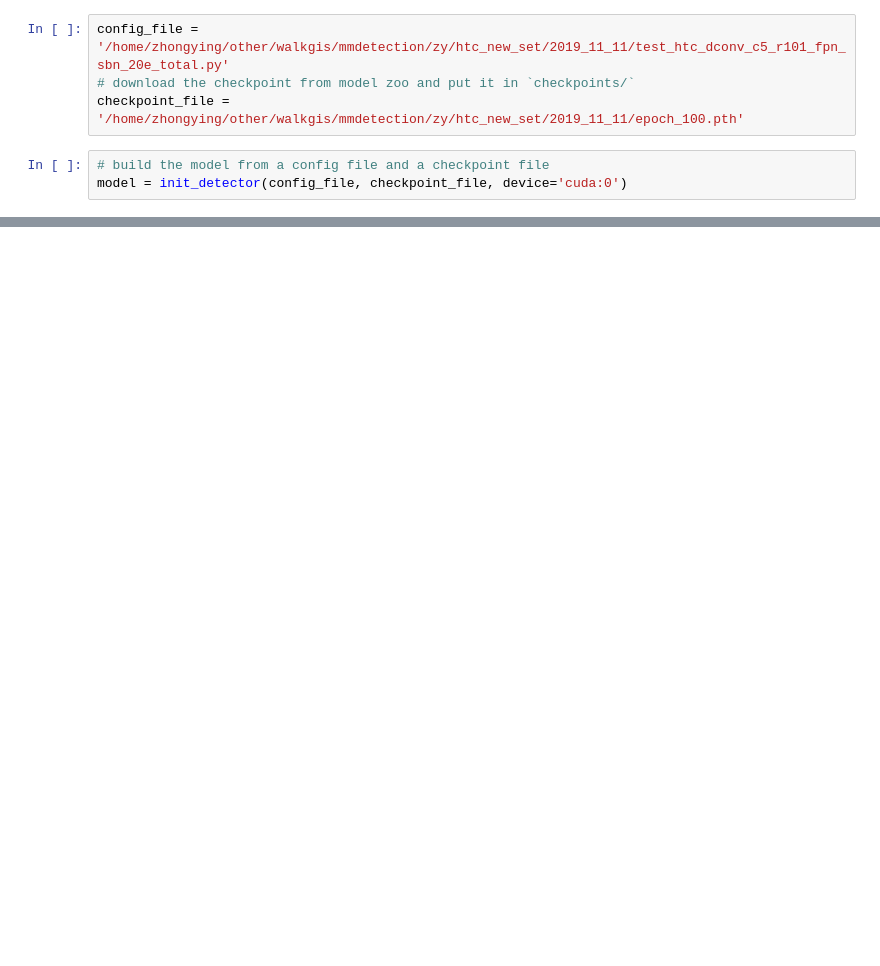
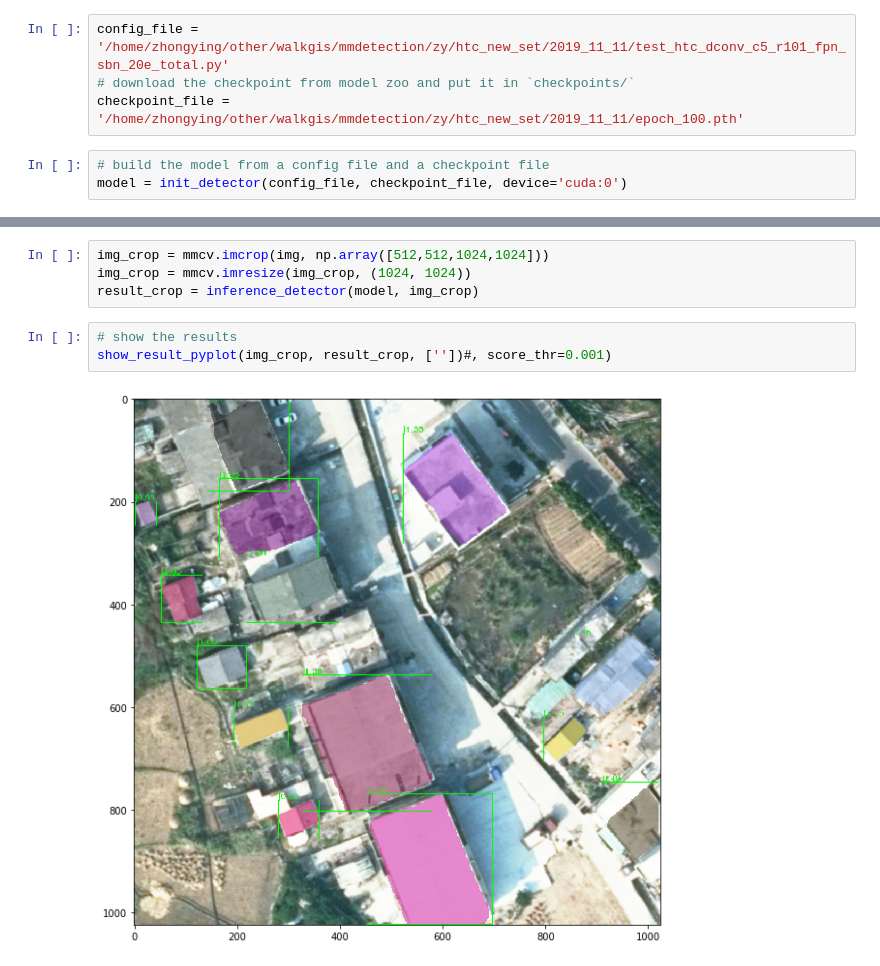
Before and after one commit to ZhongYingMatrix/mmdetection, a Jupyter notebook: demo/crop_aug.ipynb, the cells around one changed output, grey strips where cells are left out. Saved outputs shown, nothing was run; the diff lists cells and outputs as text; blank space fills up the shorter version.

```diff
--- a/demo/crop_aug.ipynb
+++ b/demo/crop_aug.ipynb
@@ -20,2 +22,11 @@ show_result_pyplot(img, result, [''])#, score_thr=0.001)
+# %%
+img_crop = mmcv.imcrop(img, np.array([512,512,1024,1024]))
+img_crop = mmcv.imresize(img_crop, (1024, 1024))
+result_crop = inference_detector(model, img_crop)
+# %%
+# show the results
+show_result_pyplot(img_crop, result_crop, [''])#, score_thr=0.001)
+# %% [output]
+[figure, added]
 # %%
 mmcv.imwrite(show_result(img, result, [''], score_thr=0.001, show=False), '/home/zhongying/other/walkgis/mmdetection/demo/tmp.jpg')
```
Also changed, not shown: parts of 5 cells of this notebook, 5 other files.
